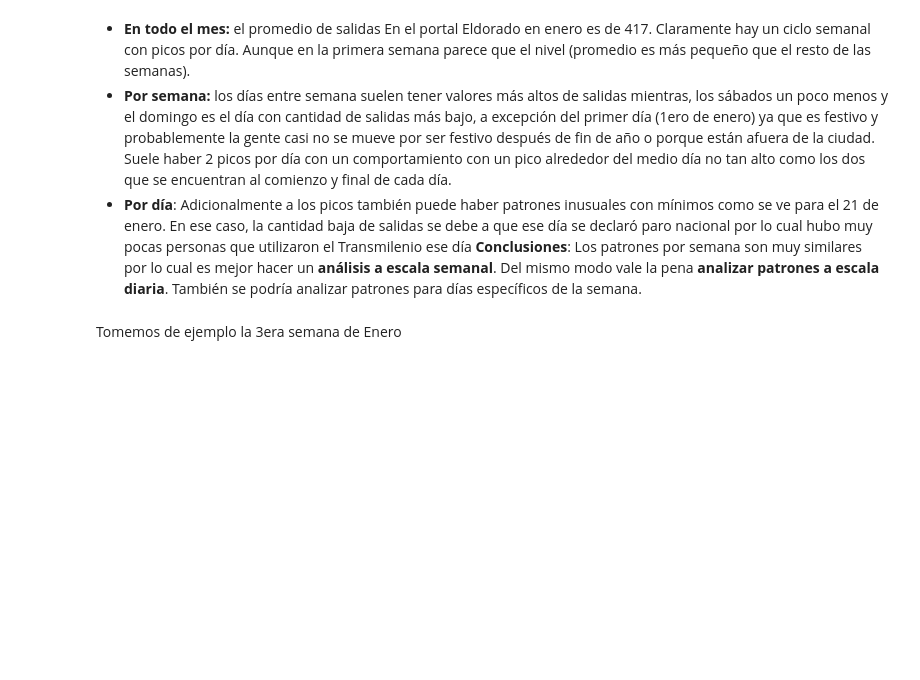
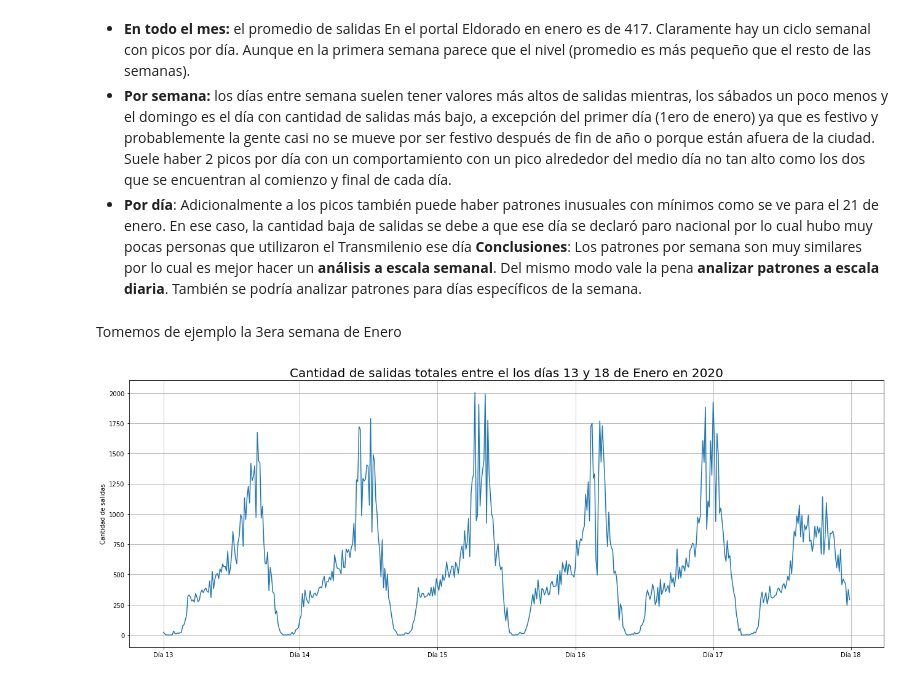
Before and after one commit to juanksRuiz/Transmilenio_DATA, a Jupyter notebook: Analisis de salidas estacion TM enero a abril 2020.ipynb, the cells around one changed output. Cells and saved outputs as stored; diff of their text form; code cells hidden in the pictures; blank space fills up the shorter version.

```diff
--- a/Analisis de salidas estacion TM enero a abril 2020.ipynb
+++ b/Analisis de salidas estacion TM enero a abril 2020.ipynb
@@ -416,0 +419,13 @@ salidas = get_station_data("(03000) Portal Suba",mes=m,dia1=d1,dia2=d2)
+# %%
+fig, ax =plt.subplots(figsize=(22,8));
+ax.plot(range(len(salidas)),salidas);
+#ax.hlines(y=y.mean(), xmin=0, xmax=len(y)-1,color="r");
+
+ax.set_xticks(idx)
+ax.set_xticklabels(t_labels)
+ax.grid(True)
+ax.set_ylabel("Cantidad de salidas");
+ax.set_title("Cantidad de salidas totales entre el los días "+str(d1) + " y "+str(d2)+" de "+m + " en 2020",fontsize=20);
+#ax.legend(["Salidas","Promedio"]);
+# %% [output]
+[figure, added]
```
Also changed, not shown: parts of 13 cells of this notebook.
